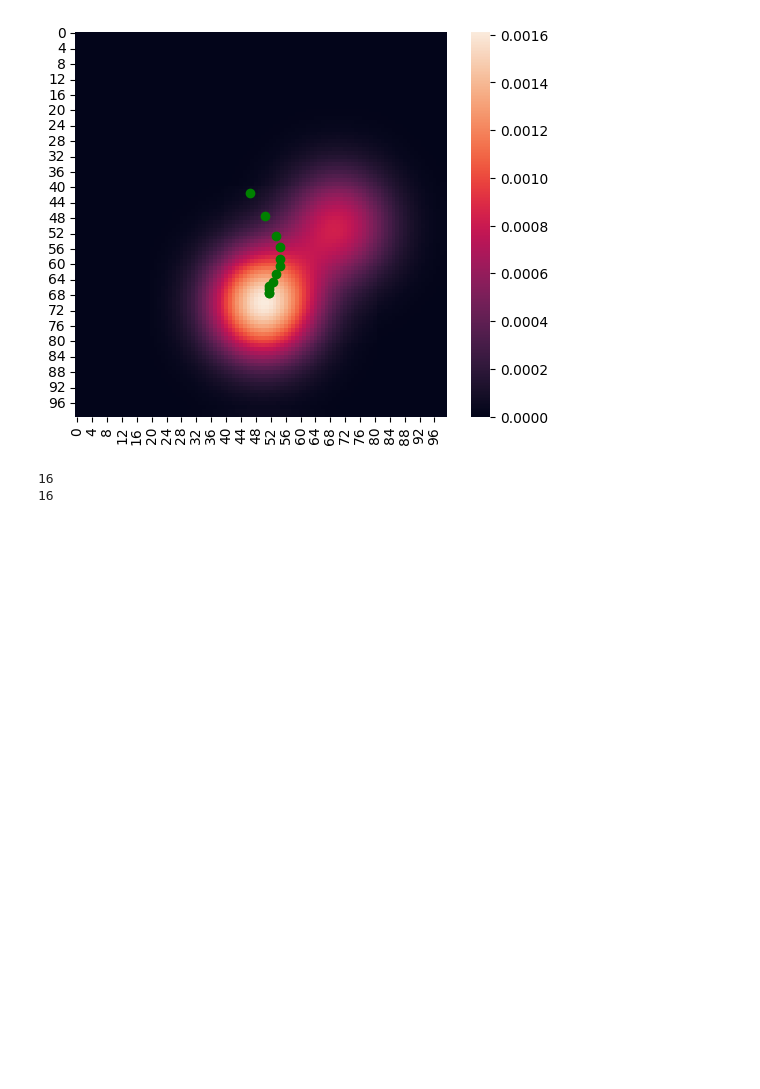
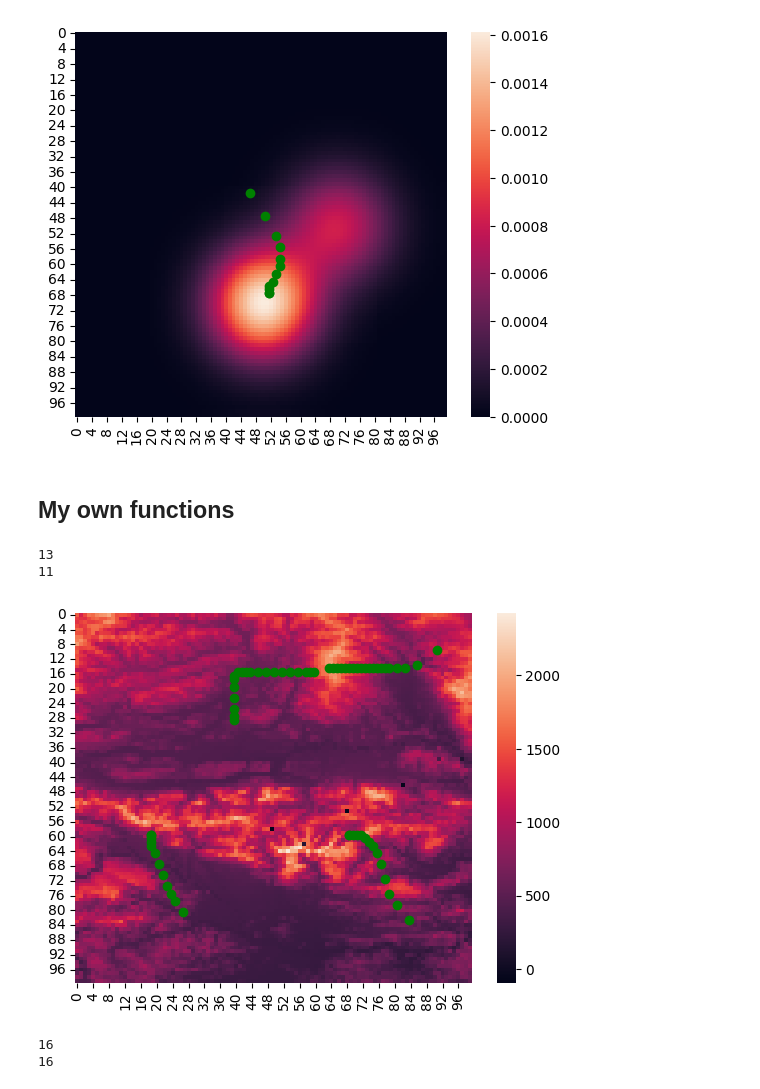
Before and after one commit to markoMedved/Advanced-methods-in-computer-vision-assignments, a Jupyter notebook: Mean-Shift-tracking/mean_shift.ipynb, the cells around one changed output. Saved outputs shown, nothing was run; the diff lists cells and outputs as text; code cells hidden in the pictures; blank space fills up the shorter version.

```diff
--- a/Mean-Shift-tracking/mean_shift.ipynb
+++ b/Mean-Shift-tracking/mean_shift.ipynb
@@ -9,11 +10,12 @@ import seaborn as sns
 # %%
-def plot_mean_shift_convergence(landscape, all_x, all_y):
+def plot_mean_shift_convergence(landscape, all_x, all_y, new_heatmap = True):
     # Visualize the landscape with the computed mode
-    plt.figure(figsize=(6,5))
+    #plt.figure(figsize=(6,5))
     x_plot,y_plot = np.arange(landscape.shape[0]), np.arange(landscape.shape[1])
     x_plot,y_plot  = np.meshgrid(x_plot,y_plot)
     # ax.plot_surface(x_plot,y_plot , landscape, alpha = 0.5)
-    sns.heatmap(landscape)
+    if new_heatmap:
+        sns.heatmap(landscape)
     # Visualize the steps
     plt.scatter(all_x,all_y, color = "green")
 # %%
@@ -36,7 +38,7 @@ def mean_shift(pdf, x_start, y_start, kernel_size,termination_criterium = "step_
     eps = 1e-5
     kernel_half = kernel_size // 2
     # Pad the pdf and update the x,y
-    #pdf_len = pdf.shape[0] # Save the length for later
+    pdf_len = pdf.shape[0] # Save the length for later
     pdf = np.pad(pdf, pad_width=kernel_size)
     x += kernel_size
     y += kernel_size
@@ -53,11 +55,11 @@ def mean_shift(pdf, x_start, y_start, kernel_size,termination_criterium = "step_
         # If the sum of weigths is currently zero randomly pick another position
         if np.sum(weights_mtx) < eps:
 
-            return x,y
-            # x = round(np.random.random() *pdf_len)
-            # y = round(np.random.random() * pdf_len)
+            #return x,y
+            x = round(np.random.random() *pdf_len)
+            y = round(np.random.random() * pdf_len)
 
-            # continue
+            continue
         # Change them so that it will be a pdf on the current patch (sum of weights to 1)
         weights_mtx = weights_mtx / (np.sum(weights_mtx))
 
@@ -121,6 +123,25 @@ plot_mean_shift_convergence(landscape, all_x, all_y)
 # %% [output]
 11
 [figure]
+# %% [markdown]
+## My own functions
+# %%
+with rasterio.open("mountain_data/L33/N46E014.hgt") as src:
+    landscape = src.read(1)
+landscape = np.clip(landscape,-100, 3000)
+landscape = cv2.resize(landscape, (100,100))
+all_x,all_y = mean_shift(landscape,90,90,40, return_all_x_y=True)
+plot_mean_shift_convergence(landscape, all_x, all_y)
+all_x,all_y = mean_shift(landscape,99,1,40, return_all_x_y=True)
+plot_mean_shift_convergence(landscape, all_x, all_y, new_heatmap=False)
+all_x,all_y = mean_shift(landscape,30,86,40, return_all_x_y=True)
+plot_mean_shift_convergence(landscape, all_x, all_y, new_heatmap=False)
+all_x,all_y = mean_shift(landscape,40,30,45, return_all_x_y=True)
+plot_mean_shift_convergence(landscape, all_x, all_y, new_heatmap=False)
+# %% [output]
+13
+11
+[figure, added]
 # %%
 # Defining my own pmfs - use the gaussian distro, and laplacian
 size = 100
```
Also changed, not shown: parts of 1 cell of this notebook, 6 other files.
